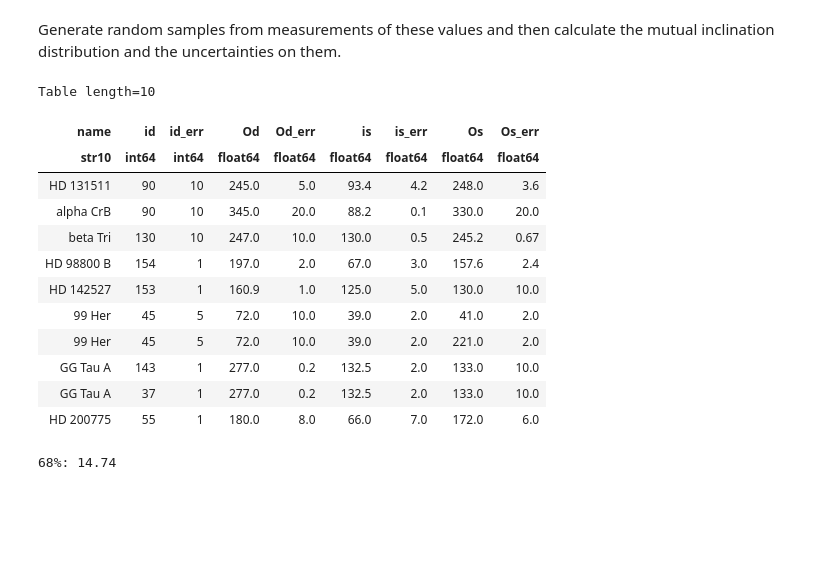
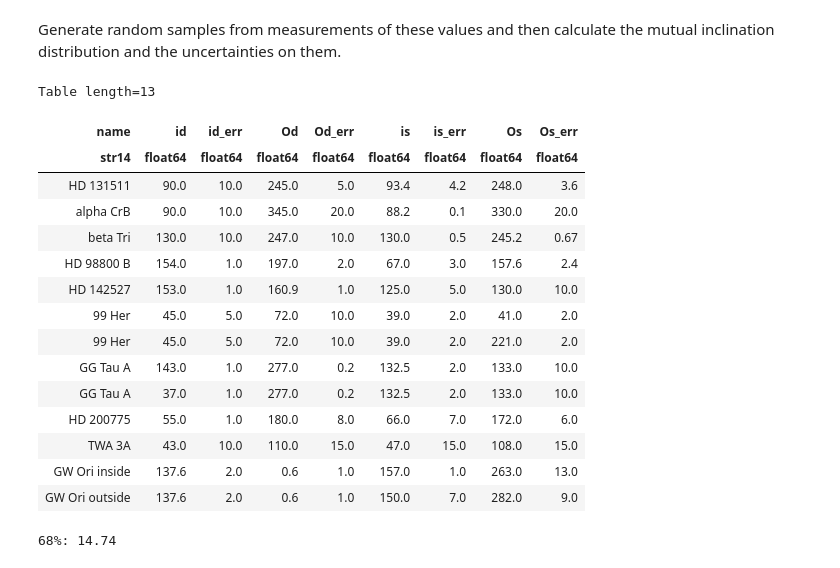
Before and after one commit to iancze/hierarchical-mutual-inclinations, a Jupyter notebook: MutualInclinationUncertainty.ipynb, the cells around one changed output. Cells and saved outputs as stored; diff of their text form; code cells hidden in the pictures; blank space fills up the shorter version.

```diff
--- a/MutualInclinationUncertainty.ipynb
+++ b/MutualInclinationUncertainty.ipynb
@@ -27,31 +27,39 @@ Generate random samples from measurements of these values and then calculate the
 # %%
 # the disks in the Kennedy sample have the following measurement uncertainties.
 rows = [["HD 131511", 90, 10, 245, 5, 93.4, 4.2, 248, 3.6],
     ["alpha CrB", 90, 10, 345, 20, 88.2, 0.1, 330, 20],
     ["beta Tri", 130, 10, 247, 10, 130.0, 0.5, 245.2, 0.67],
     ["HD 98800 B", 154, 1, 197, 2, 67, 3, 157.6, 2.4],
     ["HD 142527", 153, 1, 160.9, 1, 125, 5, 130, 10],
     ["99 Her", 45, 5, 72, 10, 39, 2, 41, 2],
     ["99 Her", 45, 5, 72, 10, 39, 2, 180 + 41, 2],
     ["GG Tau A", 143, 1, 277, 0.2, 132.5, 2, 133, 10],
     ["GG Tau A", 37, 1, 277, 0.2, 132.5, 2, 133, 10],
-    ["HD 200775", 55, 1, 180, 8, 66, 7, 172, 6]]
+    ["HD 200775", 55, 1, 180, 8, 66, 7, 172, 6],
+    ["TWA 3A", 43, 10, 110, 15, 47, 15, 108, 15],
+    ["GW Ori inside", 137.6, 2.0, 0.6, 1.0, 157, 1, 263, 13],
+    ["GW Ori outside", 137.6, 2.0, 0.6, 1.0, 150, 7, 282, 9]]
+
+# so I got the ascending node wrong...
 
 labels = ["name", "id", "id_err", "Od", "Od_err", "is", "is_err", "Os", "Os_err"]
 
 table = Table(rows=rows, names=labels)
 table
 # %% [output]
-Table length=10
+Table length=13
 | name | id | id_err | Od | Od_err | is | is_err | Os | Os_err |
-| str10 | int64 | int64 | float64 | float64 | float64 | float64 | float64 | float64 |
-| HD 131511 | 90 | 10 | 245.0 | 5.0 | 93.4 | 4.2 | 248.0 | 3.6 |
-| alpha CrB | 90 | 10 | 345.0 | 20.0 | 88.2 | 0.1 | 330.0 | 20.0 |
-| beta Tri | 130 | 10 | 247.0 | 10.0 | 130.0 | 0.5 | 245.2 | 0.67 |
-| HD 98800 B | 154 | 1 | 197.0 | 2.0 | 67.0 | 3.0 | 157.6 | 2.4 |
-| HD 142527 | 153 | 1 | 160.9 | 1.0 | 125.0 | 5.0 | 130.0 | 10.0 |
-| 99 Her | 45 | 5 | 72.0 | 10.0 | 39.0 | 2.0 | 41.0 | 2.0 |
-| 99 Her | 45 | 5 | 72.0 | 10.0 | 39.0 | 2.0 | 221.0 | 2.0 |
-| GG Tau A | 143 | 1 | 277.0 | 0.2 | 132.5 | 2.0 | 133.0 | 10.0 |
-| GG Tau A | 37 | 1 | 277.0 | 0.2 | 132.5 | 2.0 | 133.0 | 10.0 |
-| HD 200775 | 55 | 1 | 180.0 | 8.0 | 66.0 | 7.0 | 172.0 | 6.0 |
+| str14 | float64 | float64 | float64 | float64 | float64 | float64 | float64 | float64 |
+| HD 131511 | 90.0 | 10.0 | 245.0 | 5.0 | 93.4 | 4.2 | 248.0 | 3.6 |
+| alpha CrB | 90.0 | 10.0 | 345.0 | 20.0 | 88.2 | 0.1 | 330.0 | 20.0 |
+| beta Tri | 130.0 | 10.0 | 247.0 | 10.0 | 130.0 | 0.5 | 245.2 | 0.67 |
+| HD 98800 B | 154.0 | 1.0 | 197.0 | 2.0 | 67.0 | 3.0 | 157.6 | 2.4 |
+| HD 142527 | 153.0 | 1.0 | 160.9 | 1.0 | 125.0 | 5.0 | 130.0 | 10.0 |
+| 99 Her | 45.0 | 5.0 | 72.0 | 10.0 | 39.0 | 2.0 | 41.0 | 2.0 |
+| 99 Her | 45.0 | 5.0 | 72.0 | 10.0 | 39.0 | 2.0 | 221.0 | 2.0 |
+| GG Tau A | 143.0 | 1.0 | 277.0 | 0.2 | 132.5 | 2.0 | 133.0 | 10.0 |
+| GG Tau A | 37.0 | 1.0 | 277.0 | 0.2 | 132.5 | 2.0 | 133.0 | 10.0 |
+| HD 200775 | 55.0 | 1.0 | 180.0 | 8.0 | 66.0 | 7.0 | 172.0 | 6.0 |
+| TWA 3A | 43.0 | 10.0 | 110.0 | 15.0 | 47.0 | 15.0 | 108.0 | 15.0 |
+| GW Ori inside | 137.6 | 2.0 | 0.6 | 1.0 | 157.0 | 1.0 | 263.0 | 13.0 |
+| GW Ori outside | 137.6 | 2.0 | 0.6 | 1.0 | 150.0 | 7.0 | 282.0 | 9.0 |
```
Also changed, not shown: parts of 6 cells of this notebook, 4 other files.
